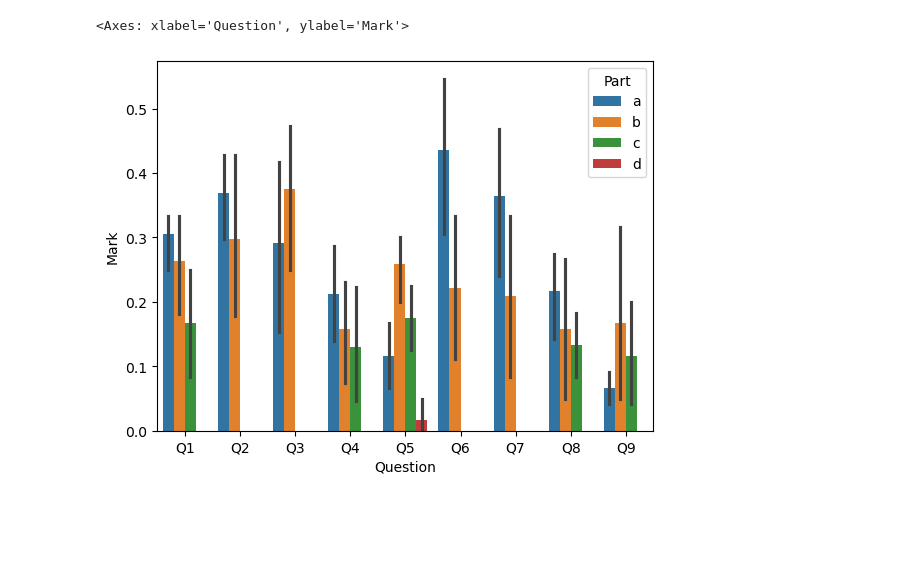
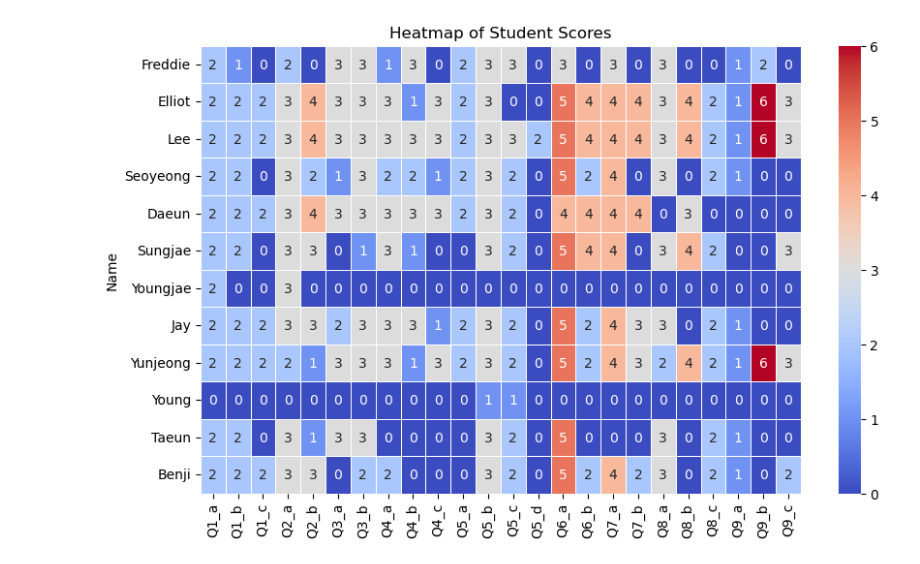
Before and after one commit to dlehdgk/assessments, a Jupyter notebook: example.ipynb, the cells around one changed output. Saved outputs shown, nothing was run; the diff lists cells and outputs as text; code cells hidden in the pictures; blank space fills up the shorter version.

```diff
--- a/example.ipynb
+++ b/example.ipynb
@@ -4,6 +4,5 @@ import matplotlib.pyplot as plt
 import seaborn as sns
 # %%
 p3_mock = Test("example.csv")
-norm_marks = p3_mock.marks(norm=True)
-full_marks = p3_mock.marks()
-total_marks = p3_mock.get_total_marks()
+table = p3_mock.mark_table
+df = p3_mock.marks(norm=False)
@@ -17,5 +8,0 @@ sns.boxplot(data=norm_marks[norm_marks['Part'].str.contains('Total',na=False)],
-# %%
-sns.barplot(data=norm_marks, x = 'Question',y='Mark',hue='Part')
-# %% [output]
-<Axes: xlabel='Question', ylabel='Mark'>
-[figure, removed]
@@ -41,0 +9,8 @@ sns.barplot(data=norm_marks, x = 'Question',y='Mark',hue='Part')
+# %%
+heatmap_data = table.set_index('Name')
+plt.figure(figsize=(10, 6))
+sns.heatmap(heatmap_data, annot=True, cmap='coolwarm', linewidths=.5)
+plt.title('Heatmap of Student Scores')
+plt.show()
+# %% [output]
+[figure, added]
```
Also changed, not shown: parts of 5 cells of this notebook, 1 other file.
